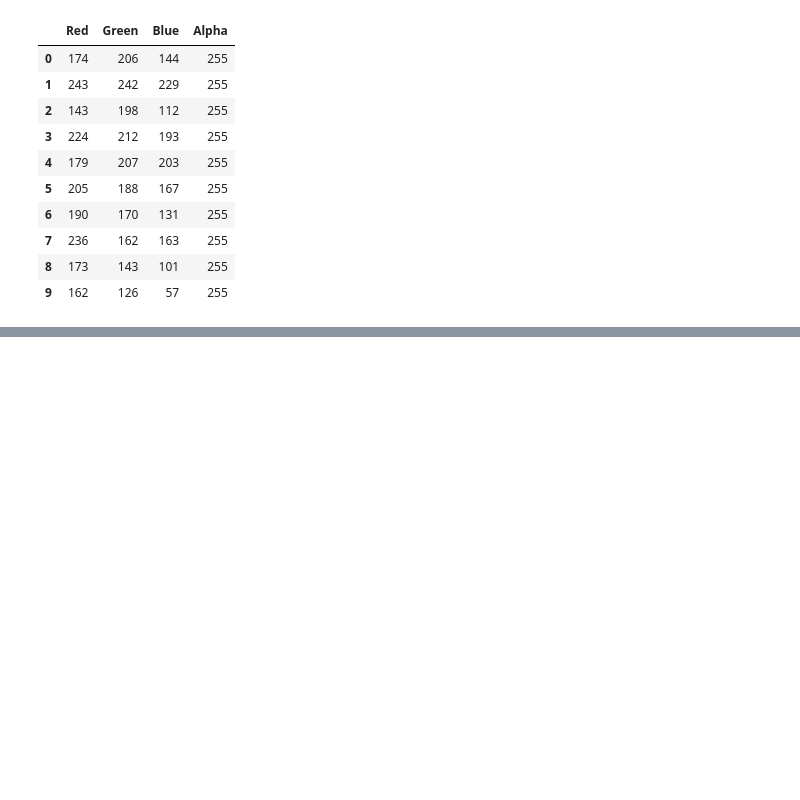
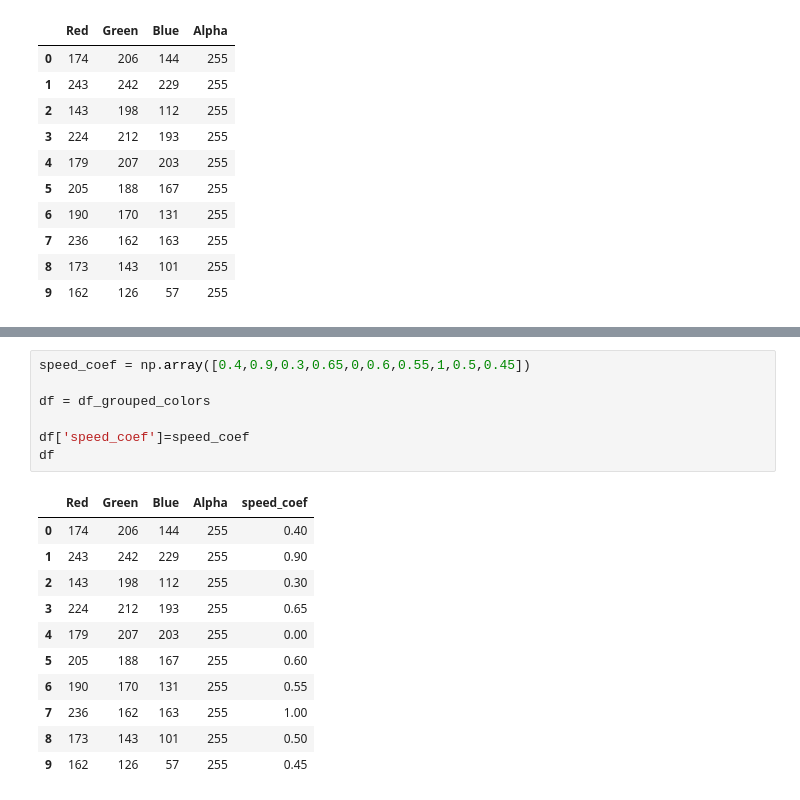
Before and after one commit to RomanMykolaichuk/rl_1_2023, a Jupyter notebook: img_analyse/img1.ipynb, the cells around one changed output, grey strips where cells are left out. Cells and saved outputs as stored; diff of their text form; blank space fills up the shorter version.

```diff
--- a/img_analyse/img1.ipynb
+++ b/img_analyse/img1.ipynb
@@ -68,0 +87,19 @@ df_grouped_colors
+# %%
+speed_coef = np.array([0.4,0.9,0.3,0.65,0,0.6,0.55,1,0.5,0.45])
+
+df = df_grouped_colors
+
+df['speed_coef']=speed_coef
+df
+# %% [output]
+|  | Red | Green | Blue | Alpha | speed_coef |
+| 0 | 174 | 206 | 144 | 255 | 0.40 |
+| 1 | 243 | 242 | 229 | 255 | 0.90 |
+| 2 | 143 | 198 | 112 | 255 | 0.30 |
+| 3 | 224 | 212 | 193 | 255 | 0.65 |
+| 4 | 179 | 207 | 203 | 255 | 0.00 |
+| 5 | 205 | 188 | 167 | 255 | 0.60 |
+| 6 | 190 | 170 | 131 | 255 | 0.55 |
+| 7 | 236 | 162 | 163 | 255 | 1.00 |
+| 8 | 173 | 143 | 101 | 255 | 0.50 |
+| 9 | 162 | 126 | 57 | 255 | 0.45 |
```
Also changed, not shown: parts of 6 cells of this notebook, 2 other files.
